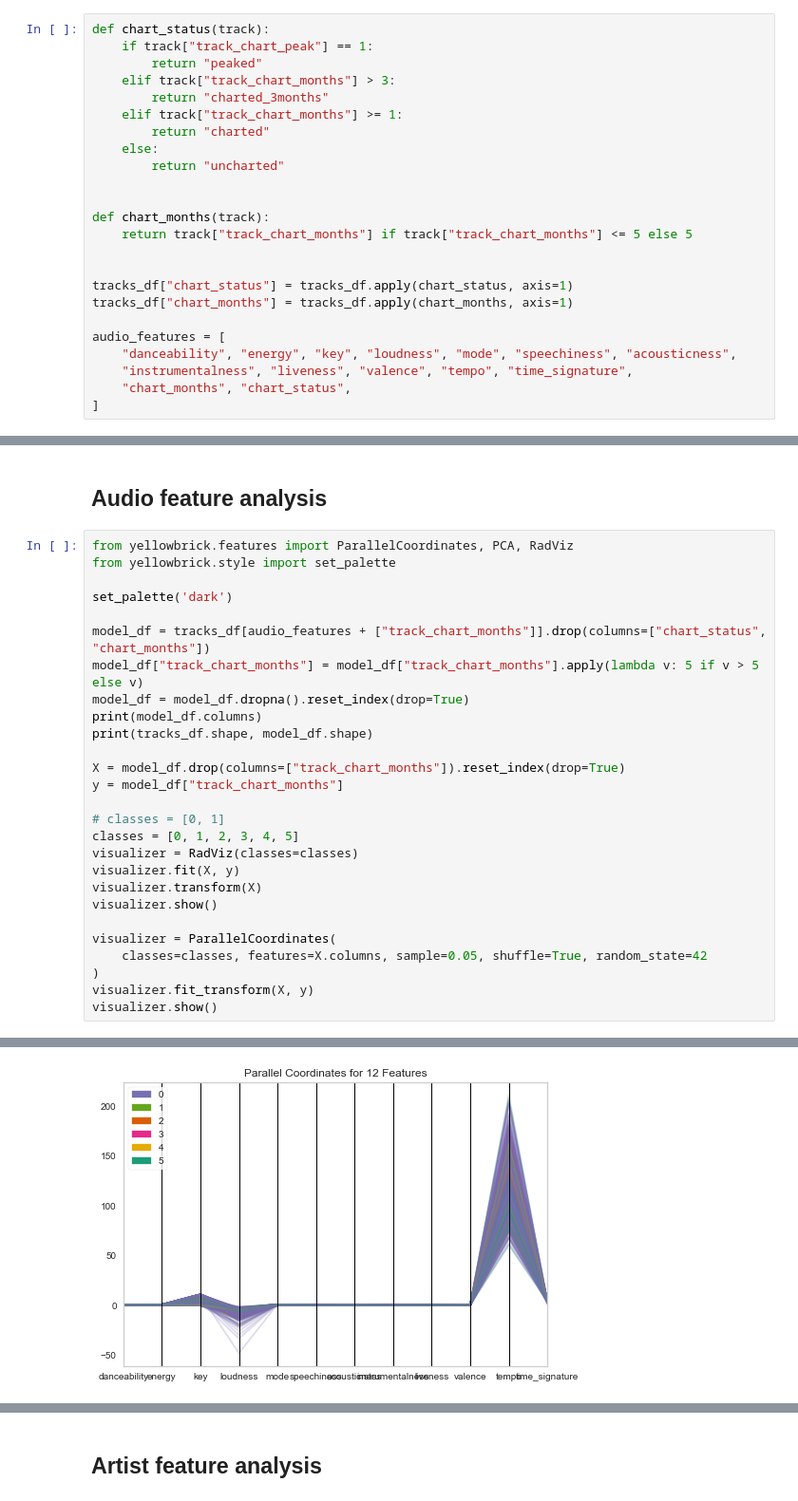
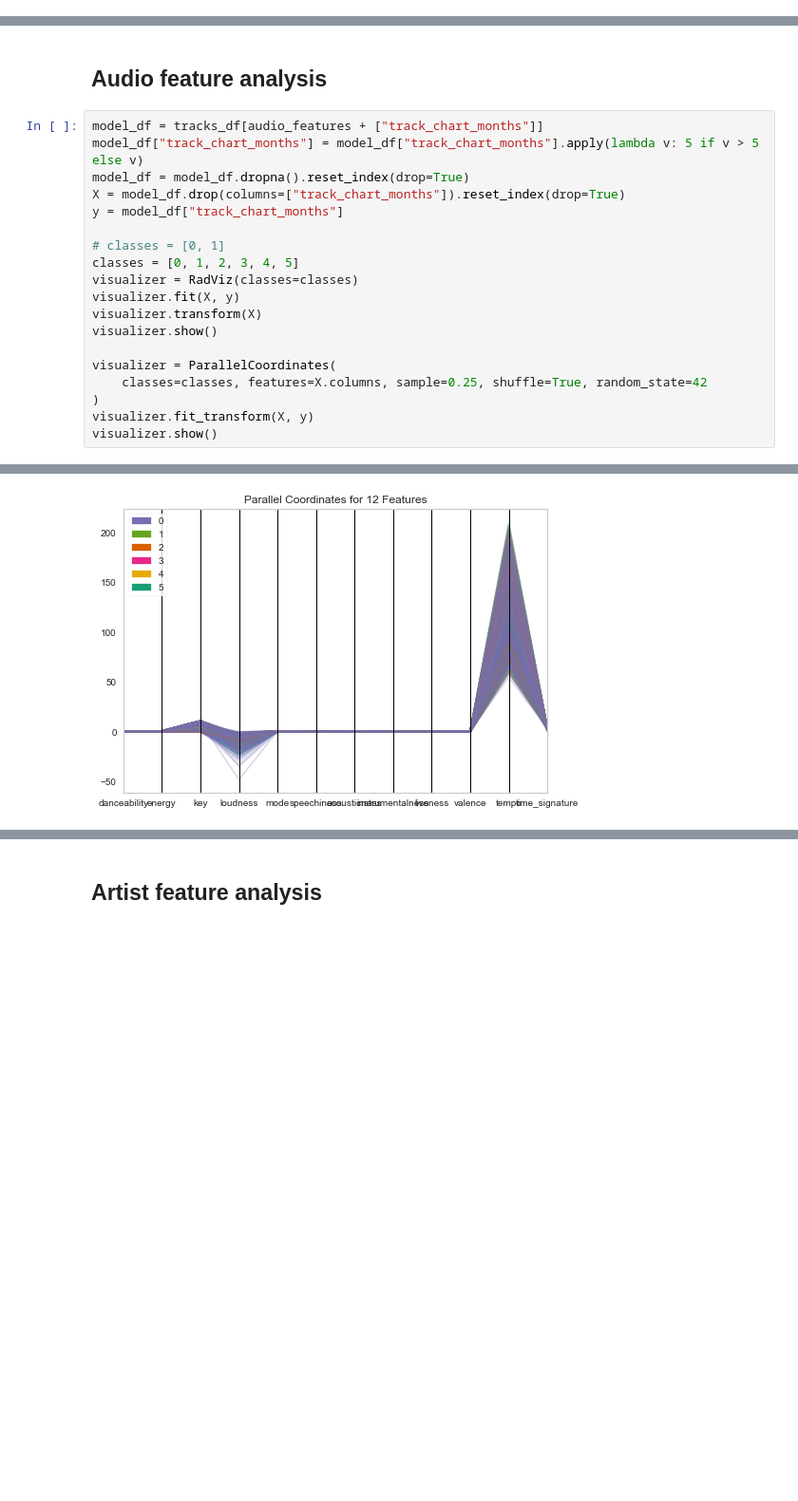
Before and after one commit to pezon/music-mining, a Jupyter notebook: notebooks/analysis/Charts EDA.ipynb, the cells around one changed output, grey strips where cells are left out. Shown at 95% size. Drawn from its saved outputs; the diff is of its cells as text; blank space fills up the shorter version.

```diff
--- a/notebooks/analysis/Charts EDA.ipynb
+++ b/notebooks/analysis/Charts EDA.ipynb
@@ -43,30 +121,6 @@ print(len(tracks_df[tracks_df["track_chart_months"] == 1]))
 2000
 2545
 650
-# %%
-def chart_status(track):
-    if track["track_chart_peak"] == 1:
-        return "peaked"
-    elif track["track_chart_months"] > 3:
-        return "charted_3months"
-    elif track["track_chart_months"] >= 1:
-        return "charted"
-    else:
-        return "uncharted"
-
-
-def chart_months(track):
-    return track["track_chart_months"] if track["track_chart_months"] <= 5 else 5
-
-
-tracks_df["chart_status"] = tracks_df.apply(chart_status, axis=1)
-tracks_df["chart_months"] = tracks_df.apply(chart_months, axis=1)
-
-audio_features = [
-    "danceability", "energy", "key", "loudness", "mode", "speechiness", "acousticness",
-    "instrumentalness", "liveness", "valence", "tempo", "time_signature",
-    "chart_months", "chart_status",
-]
 # %% [markdown]
 ## Audio feature analysis
 # %%
@@ -805,17 +362,9 @@ plot.get_figure().autofmt_xdate()
 # %% [markdown]
 ## Audio feature analysis
 # %%
-from yellowbrick.features import ParallelCoordinates, PCA, RadViz
-from yellowbrick.style import set_palette
-
-set_palette('dark')
-
-model_df = tracks_df[audio_features + ["track_chart_months"]].drop(columns=["chart_status", "chart_months"])
+model_df = tracks_df[audio_features + ["track_chart_months"]]
 model_df["track_chart_months"] = model_df["track_chart_months"].apply(lambda v: 5 if v > 5 else v)
 model_df = model_df.dropna().reset_index(drop=True)
-print(model_df.columns)
-print(tracks_df.shape, model_df.shape)
-
 X = model_df.drop(columns=["track_chart_months"]).reset_index(drop=True)
 y = model_df["track_chart_months"]
 
@@ -827,7 +376,7 @@ visualizer.transform(X)
 visualizer.show()
 
 visualizer = ParallelCoordinates(
-    classes=classes, features=X.columns, sample=0.05, shuffle=True, random_state=42
+    classes=classes, features=X.columns, sample=0.25, shuffle=True, random_state=42
 )
 visualizer.fit_transform(X, y)
 visualizer.show()
@@ -840,5 +389,5 @@ Index(['danceability', 'energy', 'key', 'loudness', 'mode', 'speechiness',
 [figure]
-[figure, old version]
+[figure, new version]
 <AxesSubplot:title={'center':'Parallel Coordinates for 12 Features'}>
 # %% [markdown]
 ## Artist feature analysis
```
Also changed, not shown: parts of 56 cells of this notebook, 1 other file.
